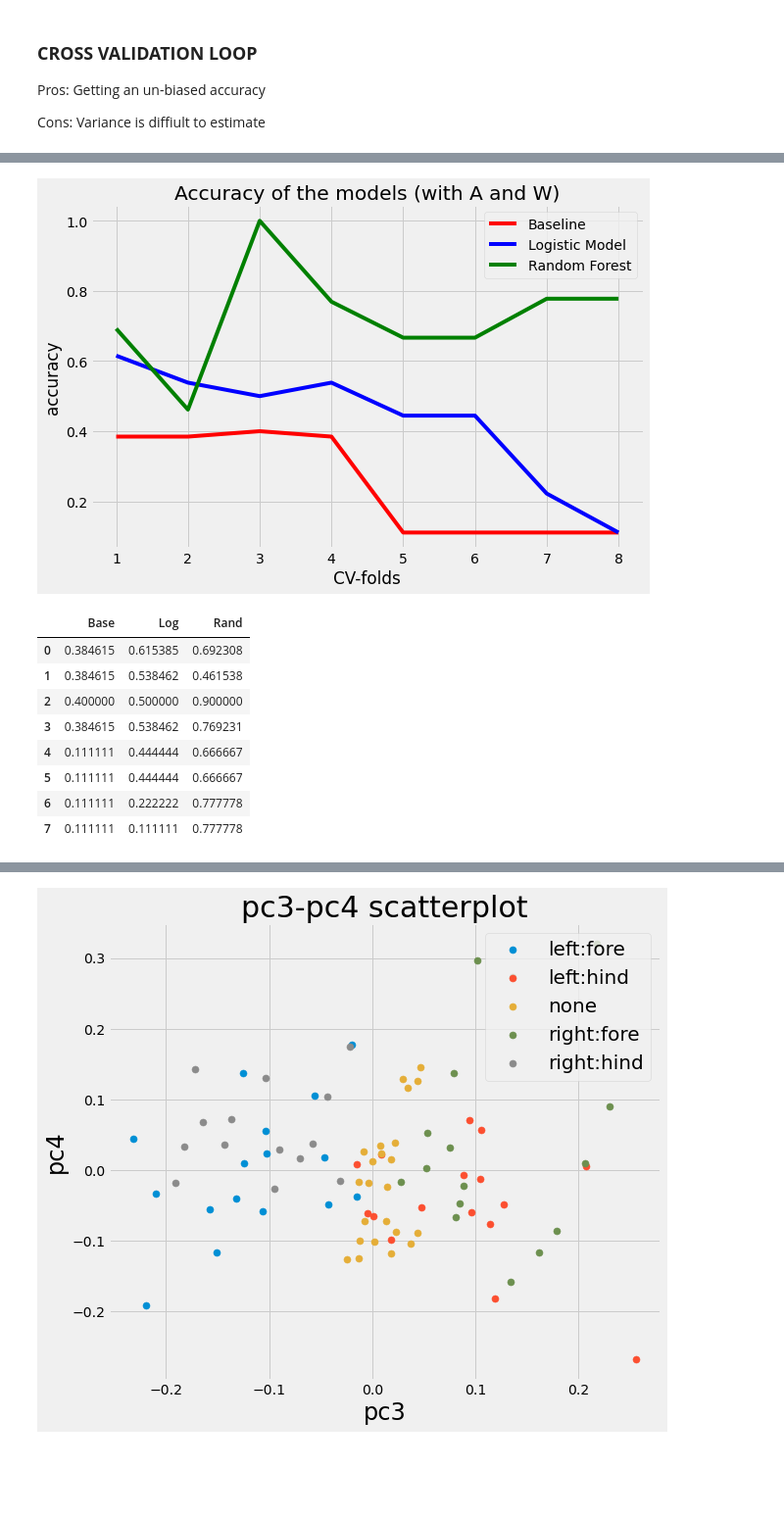
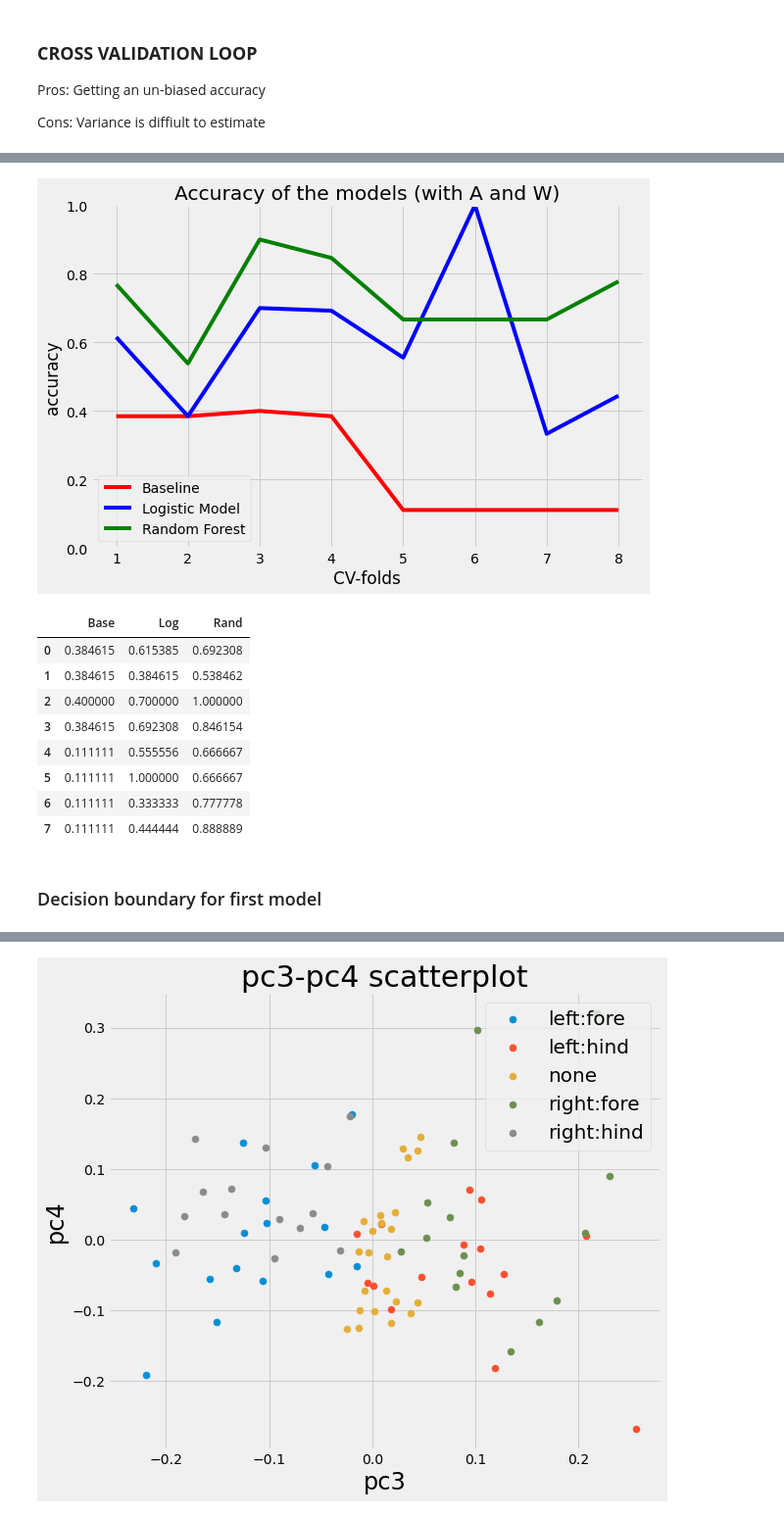
Before and after one commit to NikolajHee/Stat_project, a Jupyter notebook: classification_2.ipynb, the cells around one changed output, grey strips where cells are left out. Shown at 98% size. Saved outputs shown, nothing was run; the diff lists cells and outputs as text; code cells hidden in the pictures; blank space fills up the shorter version.

```diff
--- a/classification_2.ipynb
+++ b/classification_2.ipynb
@@ -84,39 +75,3 @@ Getting an un-biased accuracy
 
 Cons:
 Variance is diffiult to estimate
-# %%
-horses=["B1","B2","B3","B4","B5","B6","B7","B9"]
-n_11=[]
-n_10=[]
-n_01=[]
-n_00=[]
-forest_1=0
-forest_0=0
-log_1=0
-log_0=0
-
-forest_acc=[]
-for name in horses:
-    train_split=(df['horse']!=name)
-    test_split=(df['horse']==name)
-    X_train=X1[train_split]
-    X_test=X1[test_split]
-    y_train=y[train_split]
-    y_test=y[test_split]
-    RandomForestModel = RandomForestClassifier(n_estimators=1000)
-    RandomForestModel.fit(X_train, y_train)
-    print("RandomForestModel's accuracy:", sum(RandomForestModel.predict(X_test) == y_test)/len(y_test))
-    forest_1=RandomForestModel.predict(X_test) == y_test
-
-    LogisticModel = LogisticRegression()
-    LogisticModel.fit(X_train, y_train)
-    print("LogisticModel's accuracy:", sum(LogisticModel.predict(X_test) == y_test)/len(y_test))
-    log_1=LogisticModel.predict(X_test) == y_test
-    #Both are corect
-    n_11.append(sum(log_1*forest_1))
-    # forest is correct log is wrong
-    n_10.append(sum(forest_1*(1-log_1)))
-    # forest is wrong log is correct
-    n_01.append(sum((1-forest_1)*log_1))
-    #Both wrong
-    n_00.append(sum((1-forest_1)*(1-log_1)))
@@ -375,30 +178,33 @@ The weighted mean accuracy for RandomForestModel:  0.6359225741578682
 # %%
 plt.figure(figsize=(9,6))
 x = [i+1 for i in range(8)]
-plt.plot(x,Baseline_accuracy, 'r-', label = "Baseline") #can be 'r--', 'bs', 'g^'
-plt.plot(x,LogisticModel_accuracy, 'b-', label = "Logistic Model") #can be 'r--', 'bs', 'g^'
-plt.plot(x,RandomForest_accuracy, 'g-', label = "Random Forest") #can be 'r--', 'bs', 'g^'
+plt.plot(x,Baseline_accuracy_1, 'r-', label = "Baseline") #can be 'r--', 'bs', 'g^'
+plt.plot(x,LogisticModel_accuracy_1, 'b-', label = "Logistic Model") #can be 'r--', 'bs', 'g^'
+plt.plot(x,RandomForest_accuracy_1, 'g-', label = "Random Forest") #can be 'r--', 'bs', 'g^'
 plt.ylabel('accuracy')
 plt.xlabel('CV-folds')
+plt.ylim((0,1))
 plt.title('Accuracy of the models (with A and W)')
 plt.legend()
-#plt.savefig('picture/acc_1.jpg', bbox_inches="tight")
+plt.savefig('picture/acc_1.jpg', bbox_inches="tight")
 plt.show()
 # %% [output]
-[figure, old version]
+[figure, new version]
 # %%
 # save data to txt
-accucary_A_W = pd.DataFrame(np.column_stack((Baseline_accuracy, LogisticModel_accuracy, RandomForest_accuracy)), columns=["Base", "Log", "Rand"])
+accucary_A_W = pd.DataFrame(np.column_stack((Baseline_accuracy_1, LogisticModel_accuracy_1, RandomForest_accuracy_1)), columns=["Base", "Log", "Rand"])
 
 accucary_A_W.to_csv('data/A_and_W.txt', header=None, index=None, sep=' ', mode='a')
 accucary_A_W
 # %% [output]
 |  | Base | Log | Rand |
 | 0 | 0.384615 | 0.615385 | 0.692308 |
-| 1 | 0.384615 | 0.538462 | 0.461538 |
-| 2 | 0.400000 | 0.500000 | 0.900000 |
-| 3 | 0.384615 | 0.538462 | 0.769231 |
-| 4 | 0.111111 | 0.444444 | 0.666667 |
-| 5 | 0.111111 | 0.444444 | 0.666667 |
-| 6 | 0.111111 | 0.222222 | 0.777778 |
-| 7 | 0.111111 | 0.111111 | 0.777778 |
+| 1 | 0.384615 | 0.384615 | 0.538462 |
+| 2 | 0.400000 | 0.700000 | 1.000000 |
+| 3 | 0.384615 | 0.692308 | 0.846154 |
+| 4 | 0.111111 | 0.555556 | 0.666667 |
+| 5 | 0.111111 | 1.000000 | 0.666667 |
+| 6 | 0.111111 | 0.333333 | 0.777778 |
+| 7 | 0.111111 | 0.444444 | 0.888889 |
+# %% [markdown]
+### Decision boundary for first model
```
Also changed, not shown: parts of 29 cells of this notebook, 37 other files.
